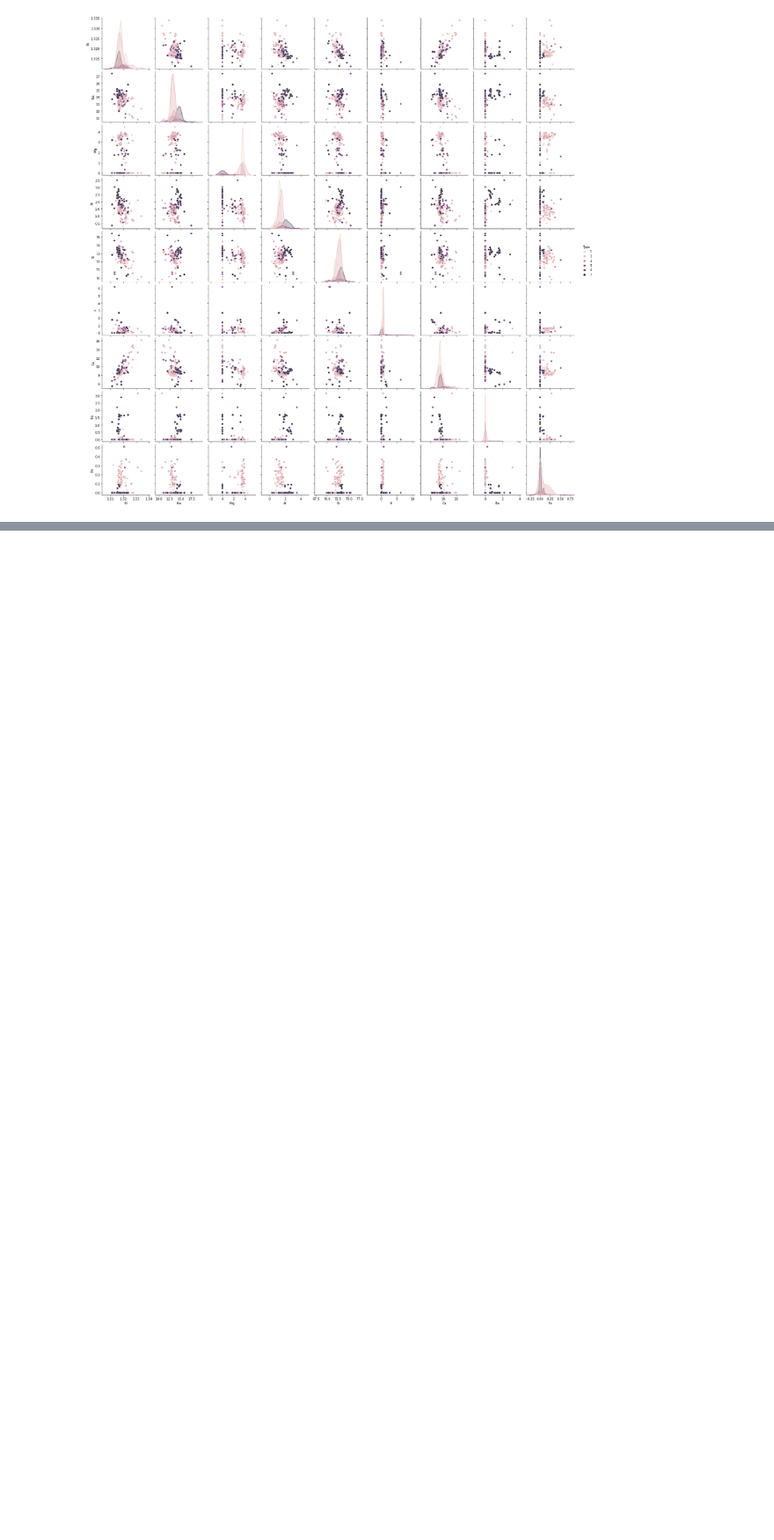
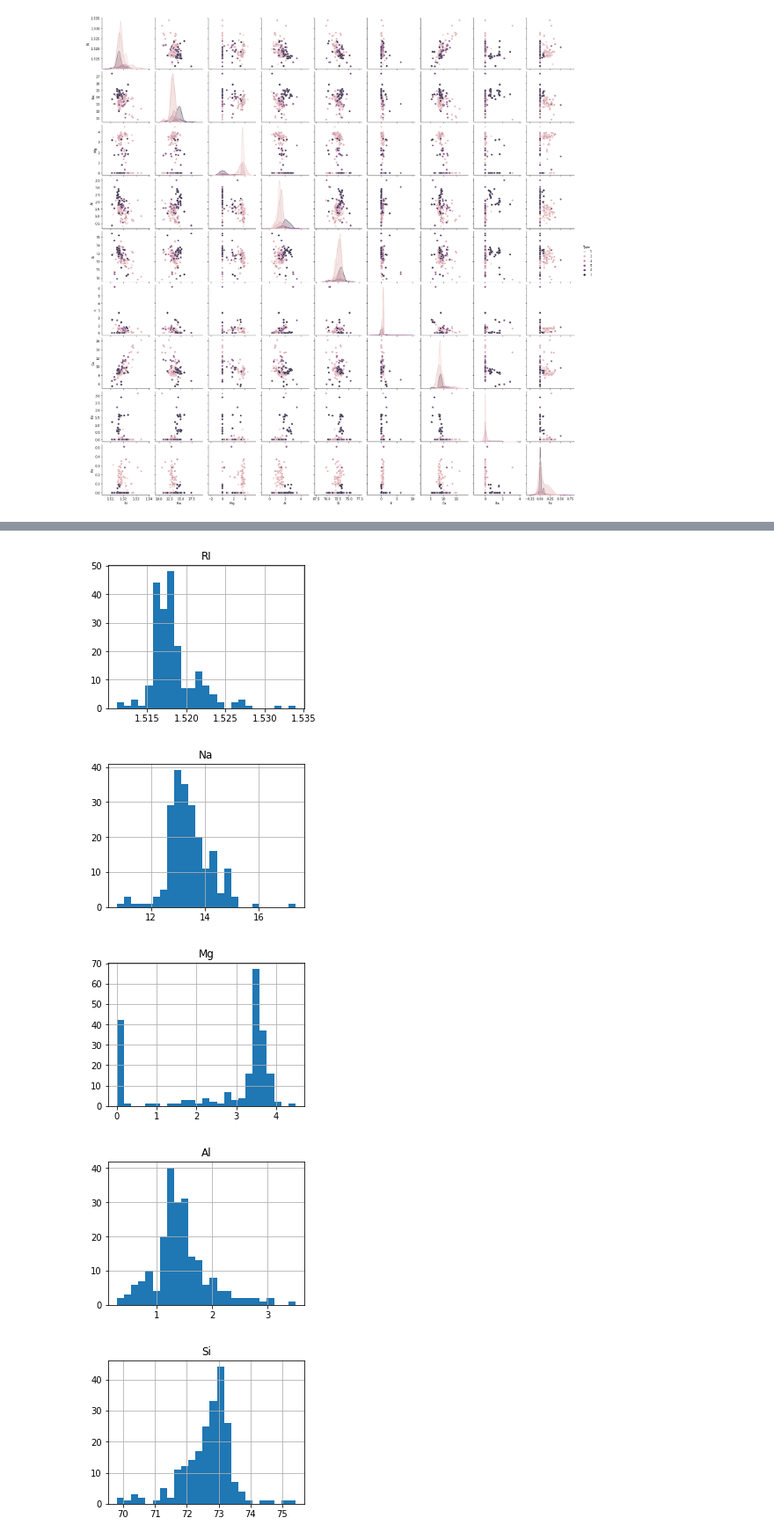
Before and after one commit to Ch0k/ML-DZ9, a Jupyter notebook: Untitled6.ipynb, the cells around one changed output, grey strips where cells are left out. Shown: that part at 88% size. Drawn from its saved outputs; the diff is of its cells as text; code cells hidden in the pictures; blank space fills up the shorter version.

```diff
--- a/Untitled6.ipynb
+++ b/Untitled6.ipynb
@@ -136,0 +160,10 @@ sns.pairplot(data, hue='Type', diag_kind="kde")
+# %%
+for x in range(9):
+  z = data.iloc[:,[x]]
+  z.hist(bins=25, figsize=(4,3))
+# %% [output]
+[figure, added]
+[figure, added]
+[figure, added]
+[figure, added]
+[figure, added]
```
Also changed, not shown: parts of 37 cells of this notebook.
